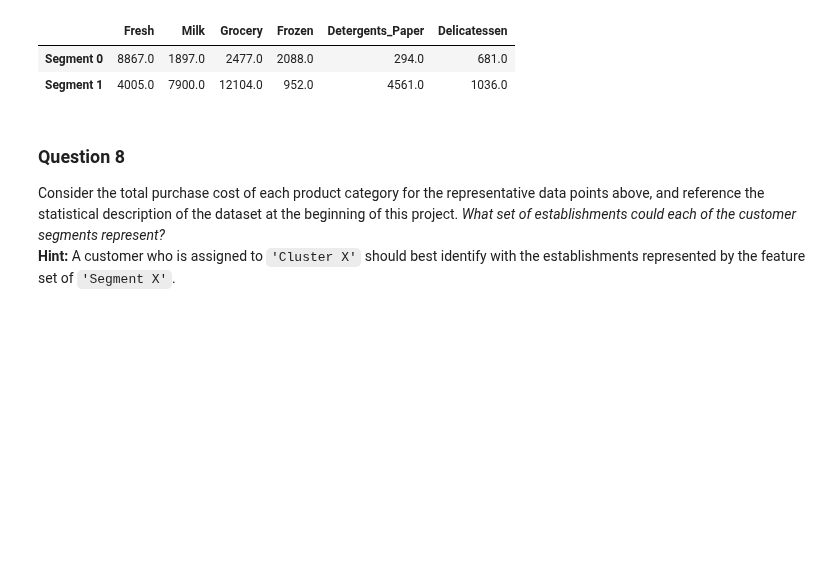
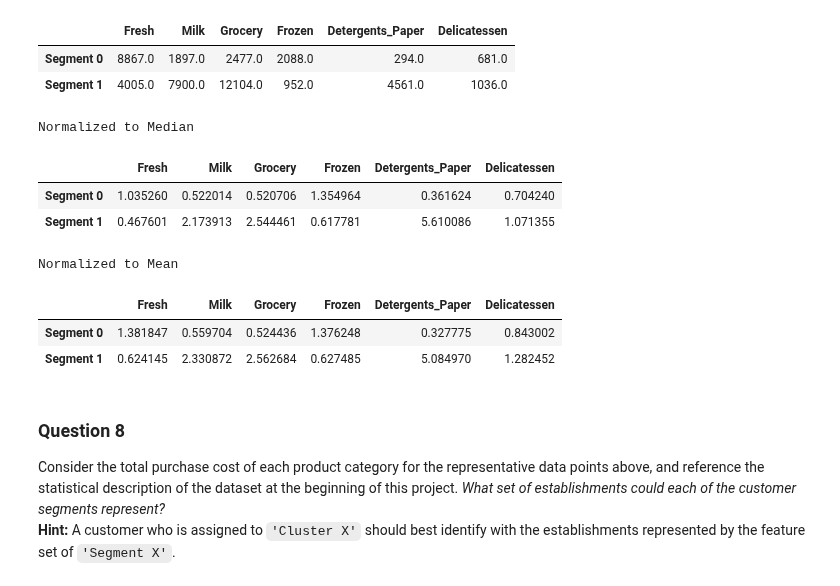
Before and after one commit to baumanab/Udacity_MachineLearningEngineer_ND, a Jupyter notebook: projects/creating_customer_segments/customer_segments.ipynb, the cells around one changed output. Cells and saved outputs as stored; diff of their text form; code cells hidden in the pictures; blank space fills up the shorter version.

```diff
--- a/projects/creating_customer_segments/customer_segments.ipynb
+++ b/projects/creating_customer_segments/customer_segments.ipynb
@@ -557,6 +557,26 @@ display(true_centers)
 |  | Fresh | Milk | Grocery | Frozen | Detergents_Paper | Delicatessen |
 | Segment 0 | 8867.0 | 1897.0 | 2477.0 | 2088.0 | 294.0 | 681.0 |
 | Segment 1 | 4005.0 | 7900.0 | 12104.0 | 952.0 | 4561.0 | 1036.0 |
+# %%
+good_mean= np.exp(good_data.mean())
+good_median = np.exp(good_data.median())
+# %%
+print('Normalized to Median')
+
+display(true_centers/good_median)
+
+print('Normalized to Mean')
+
+display(true_centers/good_mean)
+# %% [output]
+Normalized to Median
+|  | Fresh | Milk | Grocery | Frozen | Detergents_Paper | Delicatessen |
+| Segment 0 | 1.035260 | 0.522014 | 0.520706 | 1.354964 | 0.361624 | 0.704240 |
+| Segment 1 | 0.467601 | 2.173913 | 2.544461 | 0.617781 | 5.610086 | 1.071355 |
+Normalized to Mean
+|  | Fresh | Milk | Grocery | Frozen | Detergents_Paper | Delicatessen |
+| Segment 0 | 1.381847 | 0.559704 | 0.524436 | 1.376248 | 0.327775 | 0.843002 |
+| Segment 1 | 0.624145 | 2.330872 | 2.562684 | 0.627485 | 5.084970 | 1.282452 |
 # %% [markdown]
 ### Question 8
 Consider the total purchase cost of each product category for the representative data points above, and reference the statistical description of the dataset at the beginning of this project. *What set of establishments could each of the customer segments represent?*
```
Also changed, not shown: parts of 8 cells of this notebook, 1 other file.
